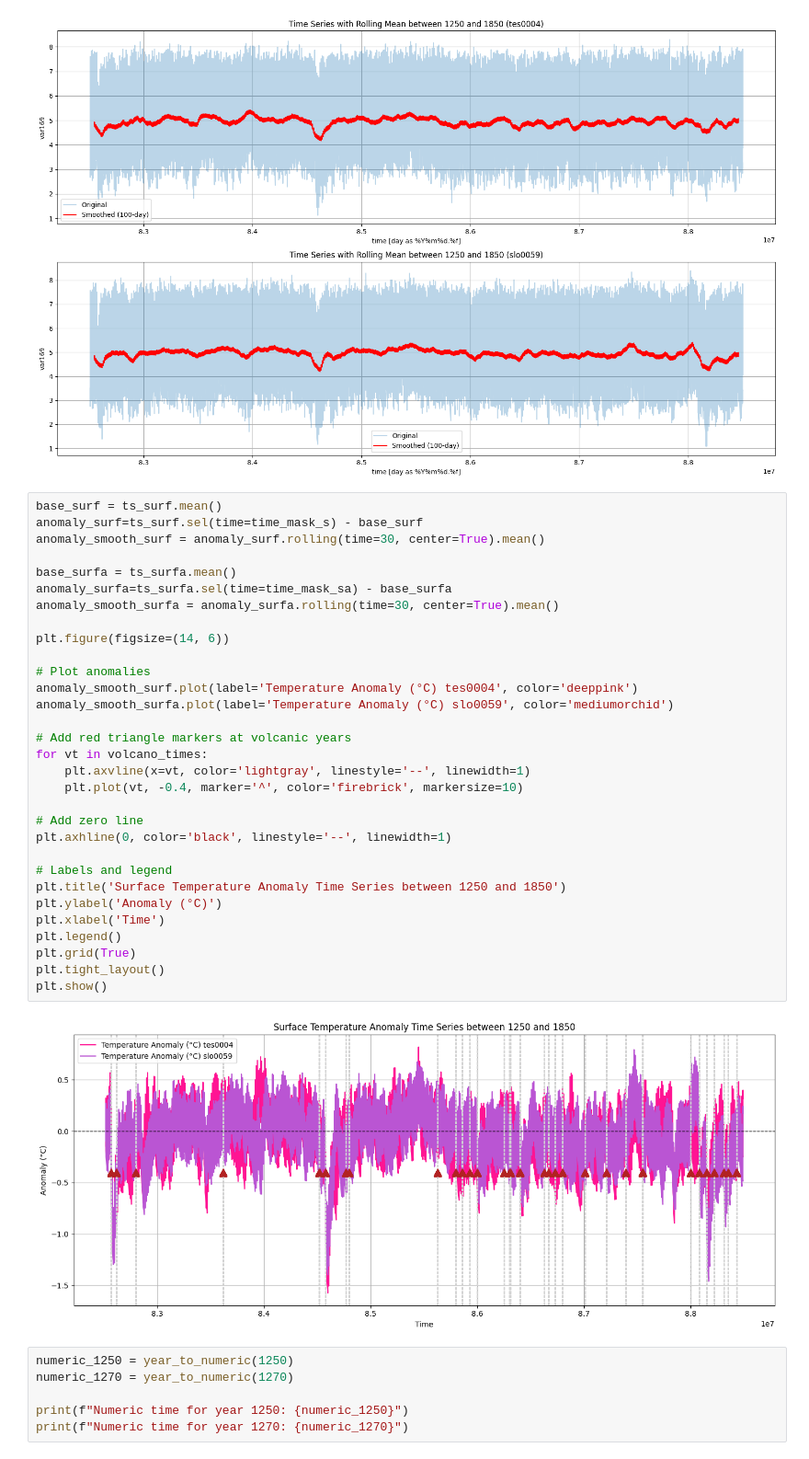
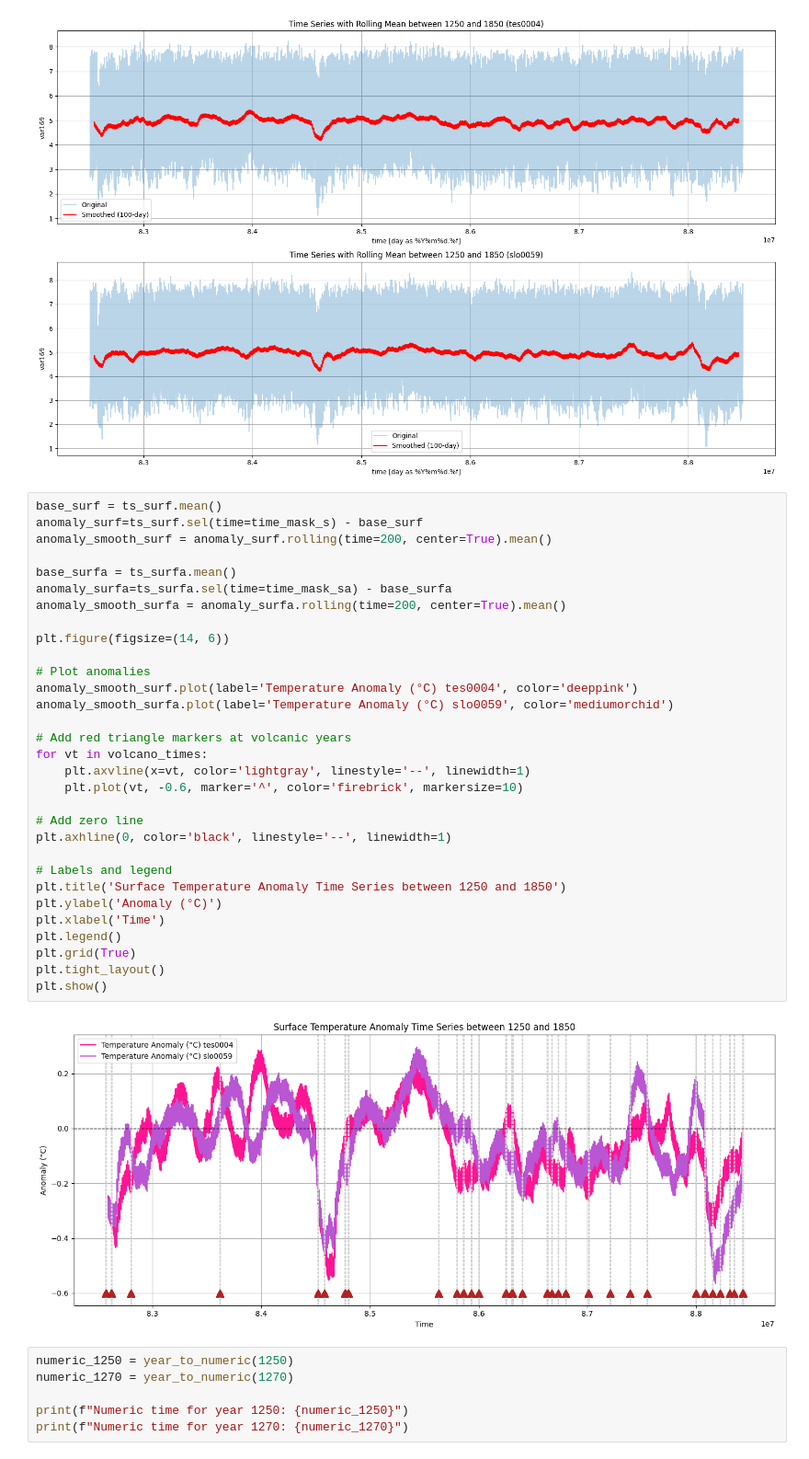
Before and after one commit to EliHHogemo/lia, a Jupyter notebook: temp.ipynb, the cells around one changed output. Shown at 92% size. Drawn from its saved outputs; the diff is of its cells as text.

Commit message:
fixed the sizes on the last plot, not it is comparable to Marshall et al.

```diff
--- a/temp.ipynb
+++ b/temp.ipynb
@@ -324,36 +324,36 @@ plt.show()
 # %%
 base_surf = ts_surf.mean()
 anomaly_surf=ts_surf.sel(time=time_mask_s) - base_surf
-anomaly_smooth_surf = anomaly_surf.rolling(time=30, center=True).mean()
+anomaly_smooth_surf = anomaly_surf.rolling(time=200, center=True).mean()
 
 base_surfa = ts_surfa.mean()
 anomaly_surfa=ts_surfa.sel(time=time_mask_sa) - base_surfa
-anomaly_smooth_surfa = anomaly_surfa.rolling(time=30, center=True).mean()
+anomaly_smooth_surfa = anomaly_surfa.rolling(time=200, center=True).mean()
 
 plt.figure(figsize=(14, 6))
 
 # Plot anomalies
 anomaly_smooth_surf.plot(label='Temperature Anomaly (°C) tes0004', color='deeppink')
 anomaly_smooth_surfa.plot(label='Temperature Anomaly (°C) slo0059', color='mediumorchid')
 
 # Add red triangle markers at volcanic years
 for vt in volcano_times:
     plt.axvline(x=vt, color='lightgray', linestyle='--', linewidth=1)
-    plt.plot(vt, -0.4, marker='^', color='firebrick', markersize=10)
+    plt.plot(vt, -0.6, marker='^', color='firebrick', markersize=10)
 
 # Add zero line
 plt.axhline(0, color='black', linestyle='--', linewidth=1)
 
 # Labels and legend
 plt.title('Surface Temperature Anomaly Time Series between 1250 and 1850')
 plt.ylabel('Anomaly (°C)')
 plt.xlabel('Time')
 plt.legend()
 plt.grid(True)
 plt.tight_layout()
 plt.show()
 # %% [output]
-[figure, old version]
+[figure, new version]
 # %%
 numeric_1250 = year_to_numeric(1250)
 numeric_1270 = year_to_numeric(1270)
```
Also changed, not shown: parts of 3 cells of this notebook.
